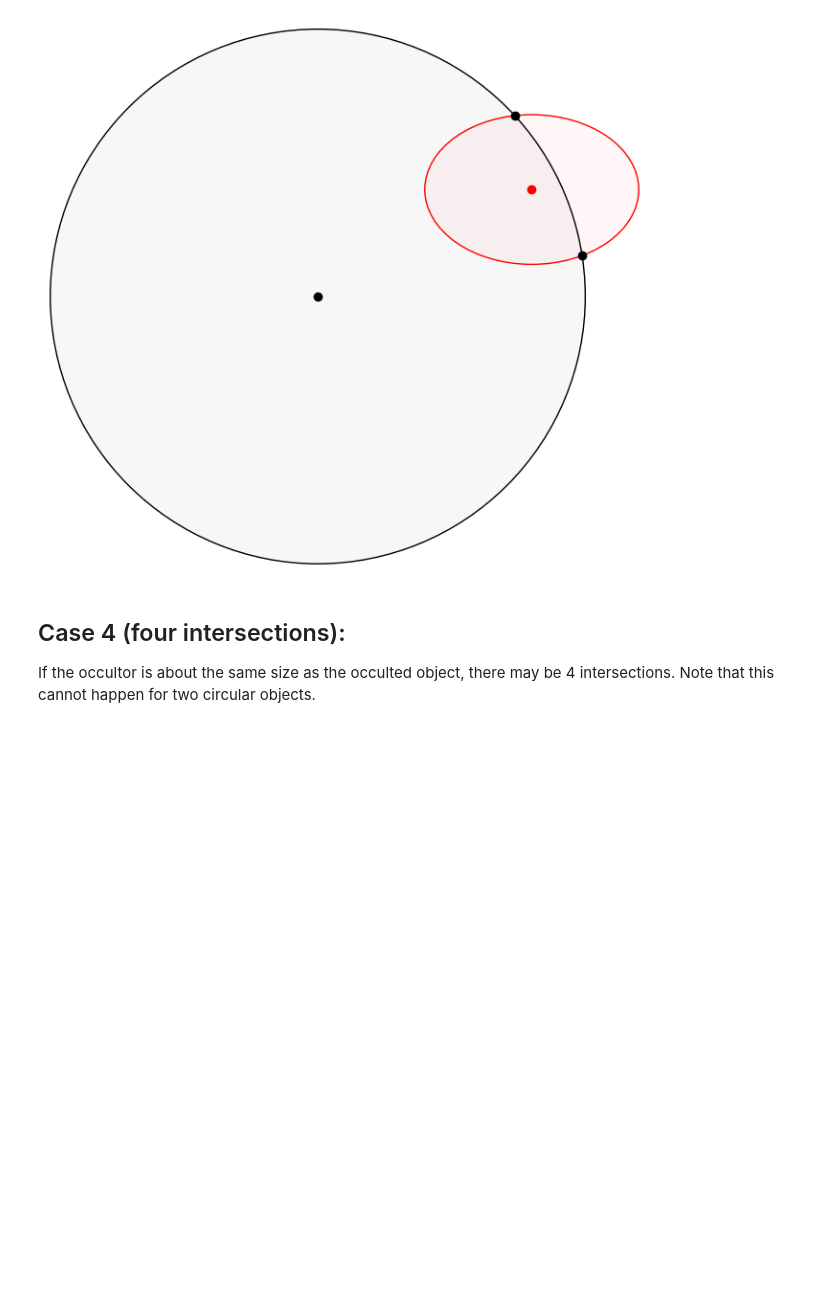
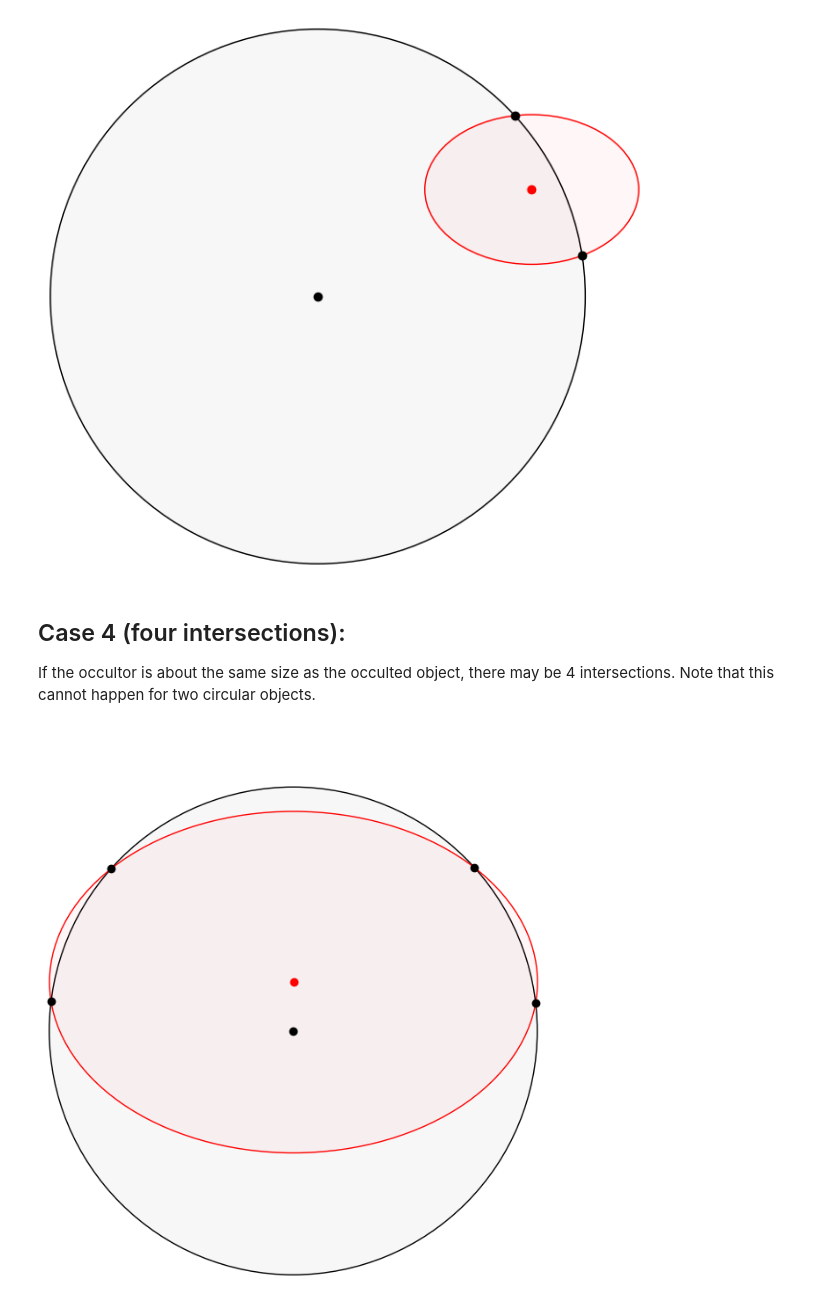
Before and after one commit to shishirdholakia/eclipsoid, a Jupyter notebook: IntegralBounds.ipynb, the cells around one changed output. Saved outputs shown, nothing was run; the diff lists cells and outputs as text; code cells hidden in the pictures; blank space fills up the shorter version.

```diff
--- a/IntegralBounds.ipynb
+++ b/IntegralBounds.ipynb
@@ -294,11 +294,16 @@ ax.plot(x_real, y_real, 'ko');
 
 If the occultor is about the same size as the occulted object, there may be 4 intersections. Note that this cannot happen for two circular objects.
 # %%
-ro = 0.4
+ro = 1.0
 b = 1-0.3 # (b=1-f)
 xo = 0.001
-yo = 0.001 #division by 0 error if 0
+yo = 0.2 #division by 0 error if 0
 coeff = coeffs(b, xo, yo, ro)
 r=np.roots(coeff)
 x_real = r.real[np.abs(r.imag)<1e-5]
 y_real = (-b**2*ro**2 + b**2*(x_real - xo)**2 - x_real**2 + yo**2 + 1)/(2*yo)
+# %%
+ax = draw_oblate(b, xo, yo, ro)
+ax.plot(x_real, y_real, 'ko');
+# %% [output]
+[figure, added]
```
